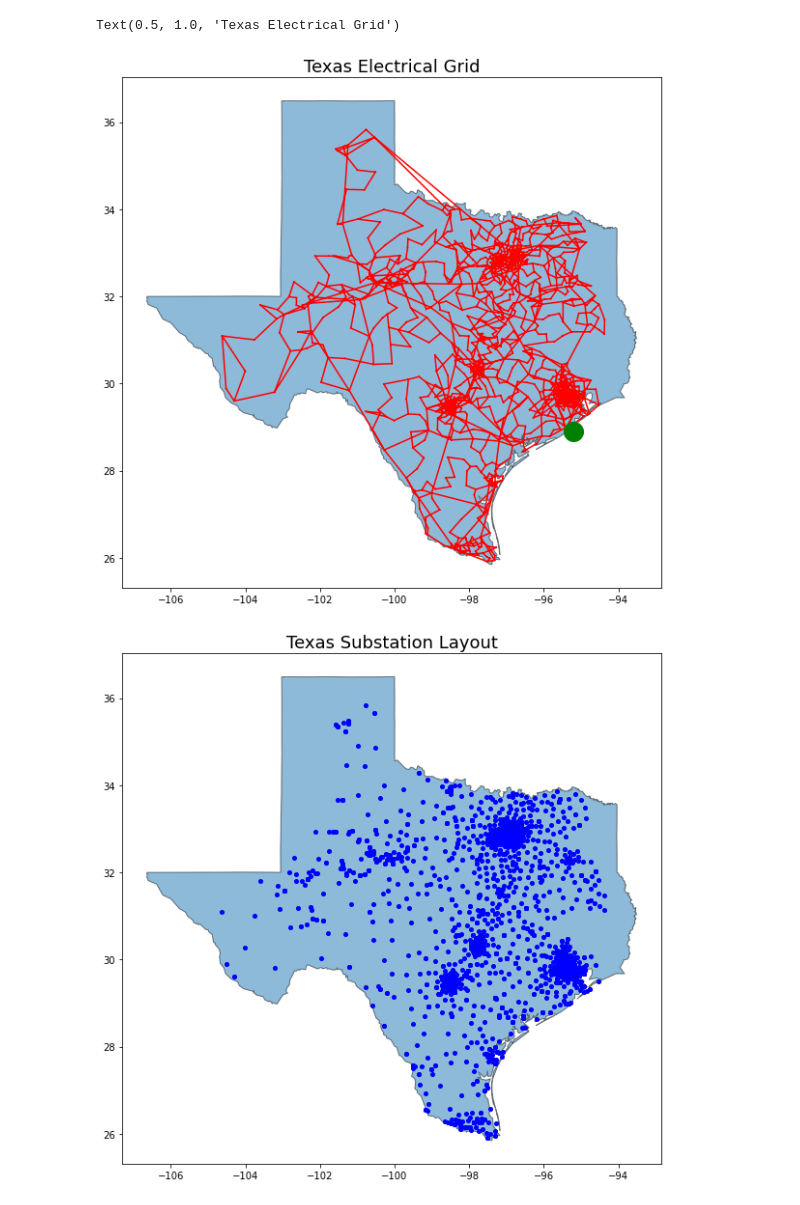
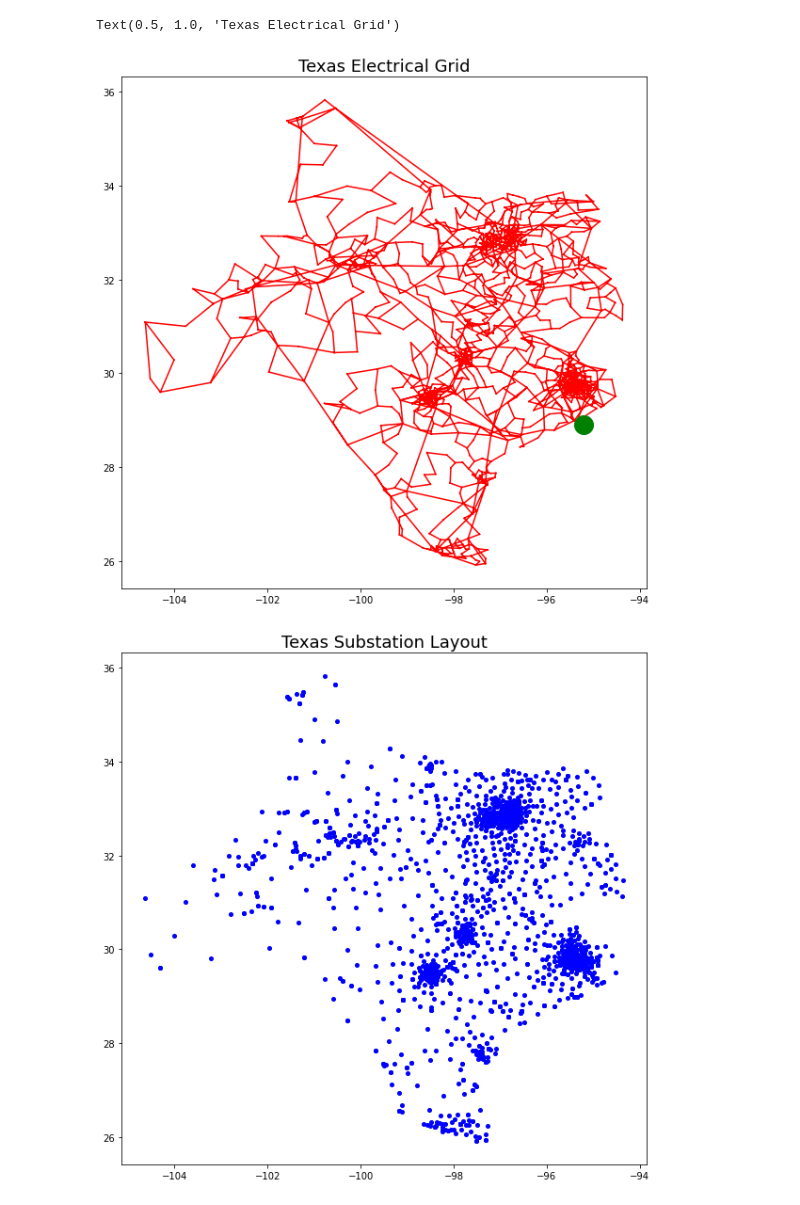
Before and after one commit to abodh/SummerInternship2021WSU, a Jupyter notebook: HIM_clean.ipynb, the cells around one changed output. Cells and saved outputs as stored; diff of their text form; code cells hidden in the pictures.

```diff
--- a/HIM_clean.ipynb
+++ b/HIM_clean.ipynb
@@ -82,13 +67,13 @@ def HIM(eye, transpostA, transpostB, m_h):
 
 
 # read in data and reduce columns
-busdata_raw = pd.read_csv('/content/drive/MyDrive/WSU Internship/data/Texas2000busdata-BUS.txt', sep='\s+' )
+busdata_raw = pd.read_csv('Diego/Data/Texas2000busdata-BUS.txt', sep='\s+' )
 busdata = busdata_raw[['BusNum', 'BusName', 'Latitude:1', 'Longitude:1']]
 busdata['voltage'] = busdata_raw.drop_duplicates()['BusNomVolt']
 busdata = busdata.set_index('BusNum')
 busdata = busdata.append(pd.Series(name=np.NaN))
 
-linedata_raw = pd.read_csv('/content/drive/MyDrive/WSU Internship/data/Texas2000busdata-LINES.txt', sep='\s+' )
+linedata_raw = pd.read_csv('Diego/Data/Texas2000busdata-LINES.txt', sep='\s+' )
 linedata = linedata_raw[['BusNum','BusNum:1']]
 linedata = linedata.drop_duplicates().reset_index().drop('index', axis=1 )
 linedata['NaN'] = np.NaN
@@ -126,16 +118,18 @@ usa = gpd.read_file('/content/drive/MyDrive/WSU Internship/States 21basic')
 # %%
 # plots electrical grid in red with theoretical hurricane landfall
-usa[usa.state_name =='Texas'].plot(figsize=(10,10), alpha=0.5, edgecolor='k')
+# usa[usa.state_name =='Texas'].plot(figsize=(10,10), alpha=0.5, edgecolor='k')
 plt.plot(longitudes, latitudes, color='Red')
 plt.plot(-95.2, 28.9, 'o', markersize=20, color='Green') #plots landfall as green dot#
+fig = plt.gcf()
+fig.set_size_inches(10, 10)
 title = "Texas Electrical Grid"
 plt.title(title, fontsize=18)
 # %% [output]
 Text(0.5, 1.0, 'Texas Electrical Grid')
-[figure, old version]
+[figure, new version]
 # %%
 x, y = busdata['Longitude:1'], busdata['Latitude:1']
-usa[usa.state_name =='Texas'].plot(figsize=(10,10), alpha=0.5, edgecolor='k')
+# usa[usa.state_name =='Texas'].plot(figsize=(10,10), alpha=0.5, edgecolor='k')
 plt.plot(x,y,'o', markersize = 4, color='Blue')
 fig = plt.gcf()
 fig.set_size_inches(10, 10)
@@ -143,7 +137,7 @@ title = "Texas Substation Layout"
 plt.title(title, fontsize=18)
 plt.show()
 # %% [output]
-[figure, old version]
+[figure, new version]
 # %%
 # adds voltage to linedata
 busdata[:]['voltage']
```
Also changed, not shown: parts of 8 cells of this notebook.
